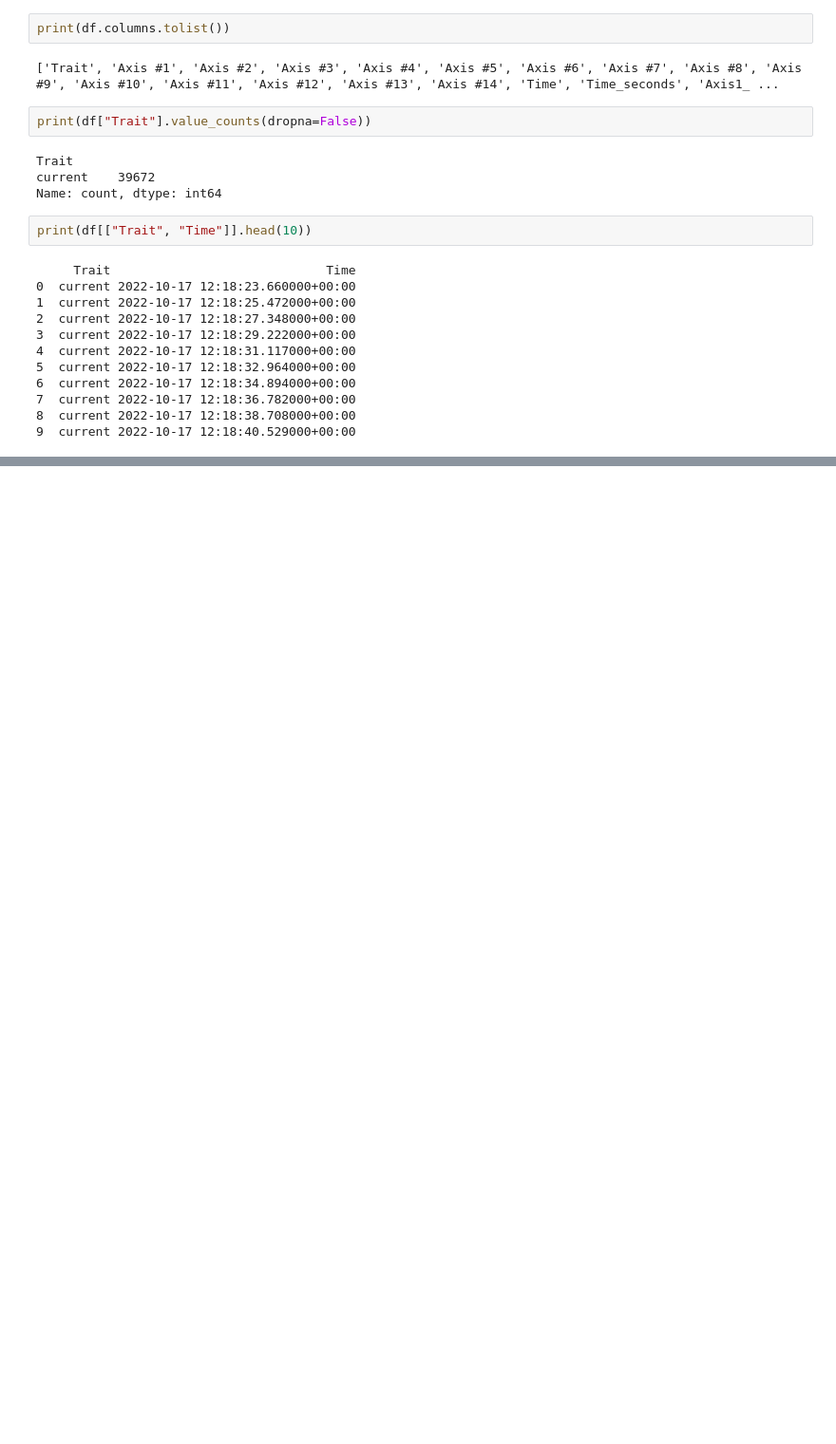
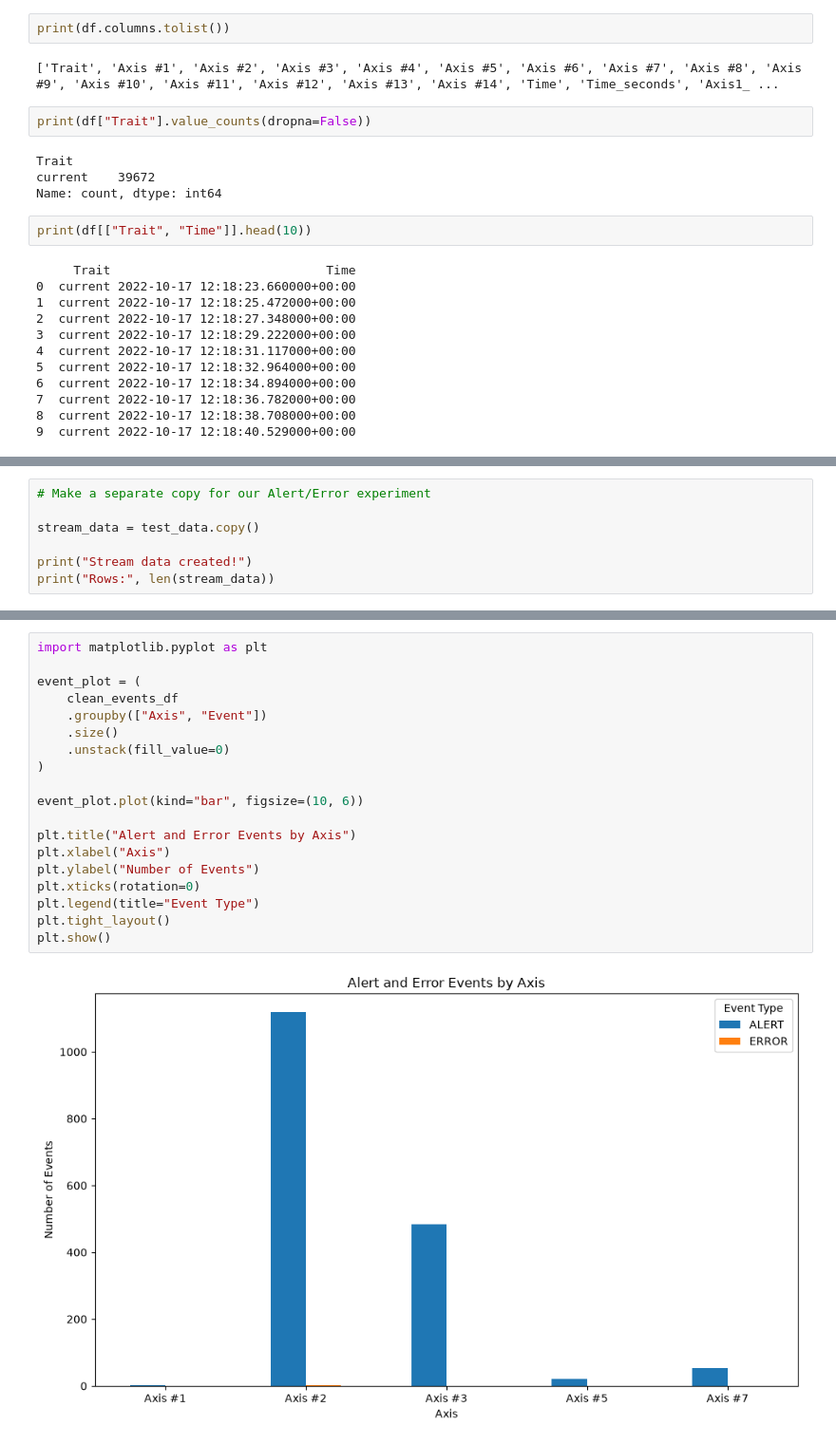
Before and after one commit to koushikbalne97/PracticalLab1_PredictiveMaintenance, a Jupyter notebook: PracticalLab1.ipynb, the cells around one changed output, grey strips where cells are left out. Shown at 95% size. Cells and saved outputs as stored; diff of their text form; blank space fills up the shorter version.

```diff
--- a/PracticalLab1.ipynb
+++ b/PracticalLab1.ipynb
@@ -591,0 +769,7 @@ print(df[["Trait", "Time"]].head(10))
+# %%
+# Make a separate copy for our Alert/Error experiment
+
+stream_data = test_data.copy()
+
+print("Stream data created!")
+print("Rows:", len(stream_data))
@@ -591,0 +1788,21 @@ print(df[["Trait", "Time"]].head(10))
+# %%
+import matplotlib.pyplot as plt
+
+event_plot = (
+    clean_events_df
+    .groupby(["Axis", "Event"])
+    .size()
+    .unstack(fill_value=0)
+)
+
+event_plot.plot(kind="bar", figsize=(10, 6))
+
+plt.title("Alert and Error Events by Axis")
+plt.xlabel("Axis")
+plt.ylabel("Number of Events")
+plt.xticks(rotation=0)
+plt.legend(title="Event Type")
+plt.tight_layout()
+plt.show()
+# %% [output]
+[figure, added]
```
Also changed, not shown: parts of 52 cells of this notebook, 4 other files.
